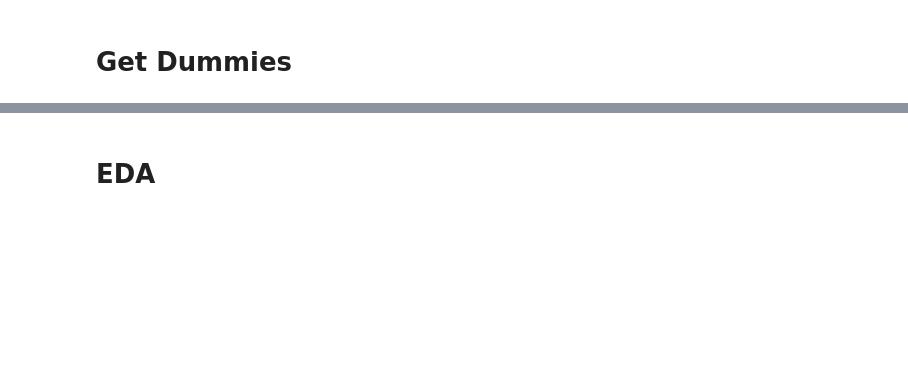
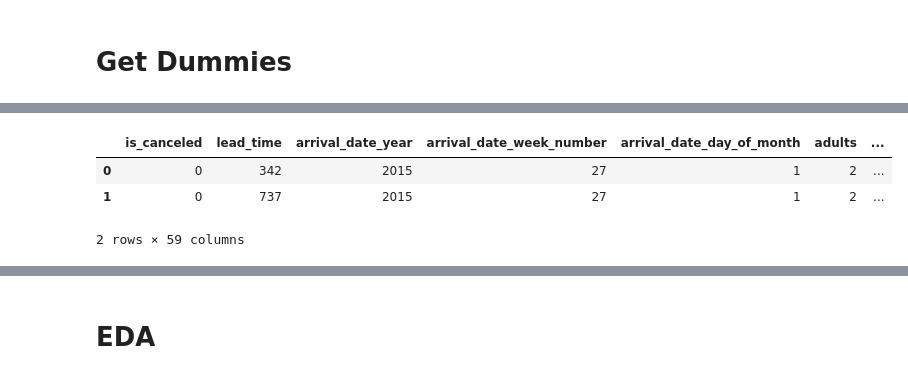
Before and after one commit to Ajwadsm/Classification-Hotel-Booking, a Jupyter notebook: Code/Classification-Hotel-Booking.ipynb, the cells around one changed output, grey strips where cells are left out. Drawn from its saved outputs; the diff is of its cells as text; code cells hidden in the pictures; blank space fills up the shorter version.

```diff
--- a/Code/Classification-Hotel-Booking.ipynb
+++ b/Code/Classification-Hotel-Booking.ipynb
@@ -118,13 +298,13 @@ df_test.isnull().sum()
 #Delete Irrelevant Features
 
 # for train
-df_train.drop(['name', 'email', 'phone-number', 'credit_card'], axis = 1, inplace=True)
+df_train.drop(['name', 'email', 'phone-number', 'credit_card','reservation_status_date'], axis = 1, inplace=True)
 
 # for val
-df_val.drop(['name', 'email', 'phone-number', 'credit_card'], axis = 1, inplace=True)
+df_val.drop(['name', 'email', 'phone-number', 'credit_card','reservation_status_date'], axis = 1, inplace=True)
 
-# for teast
-df_test.drop(['name', 'email', 'phone-number', 'credit_card'], axis = 1, inplace=True)
+# for test
+# df_test.drop(['name', 'email', 'phone-number', 'credit_card','reservation_status_date'], axis = 1, inplace=True)
 # %%
 #Remove rows that have no children data
 
@@ -320,13 +621,13 @@ df_test['guest_location'].value_counts()
 # Delete
 
 # for train
-df_train.drop(['stays_in_weekend_nights', 'stays_in_week_nights', 'children', 'babies'], axis = 1, inplace=True)
+df_train.drop(['stays_in_weekend_nights', 'stays_in_week_nights', 'children', 'babies','reservation_status_date'], axis = 1, inplace=True)
 
 # for val
-df_val.drop(['stays_in_weekend_nights', 'stays_in_week_nights', 'children', 'babies'], axis = 1, inplace=True)
+df_val.drop(['stays_in_weekend_nights', 'stays_in_week_nights', 'children', 'babies','reservation_status_date'], axis = 1, inplace=True)
 
 # for test
-df_test.drop(['stays_in_weekend_nights', 'stays_in_week_nights', 'children', 'babies'], axis = 1, inplace=True)
+# df_test.drop(['stays_in_weekend_nights', 'stays_in_week_nights', 'children', 'babies','reservation_status_date'], axis = 1, inplace=True)
 # %%
 # check Duplicates
 df_train.duplicated().sum()
@@ -361,4 +734,4 @@ df.assigned_room_type.value_counts()
 # %%
-df1=df1 = df_train.select_dtypes(exclude=['object']).copy()
+df1t= df_train.select_dtypes(exclude=['object']).copy()
 # %%
 df_obj_train=df_train.loc[:,['hotel','arrival_date_month','market_segment','distribution_channel','assigned_room_type','deposit_type','customer_type','reservation_status','guest_location']]
@@ -369,8 +746,13 @@ df_obj_test=df_test.loc[:,['hotel','arrival_date_month','market_segment','distri
 # %%
 df_dum_tr = pd.get_dummies(df_obj_train, drop_first=True)
 
-df_train1 = pd.concat([df1, df_dum_tr], axis=1)
+df_train1 = pd.concat([df1t, df_dum_tr], axis=1)
 df_train1.head(2)
+# %% [output]
+|  | is_canceled | lead_time | arrival_date_year | arrival_date_week_number | arrival_date_day_of_month | adults | ... |
+| 0 | 0 | 342 | 2015 | 27 | 1 | 2 | ... |
+| 1 | 0 | 737 | 2015 | 27 | 1 | 2 | ... |
+2 rows × 59 columns
 # %%
 df_dum_val = pd.get_dummies(df_obj_val, drop_first=True)
 
```
Also changed, not shown: parts of 80 cells of this notebook.
